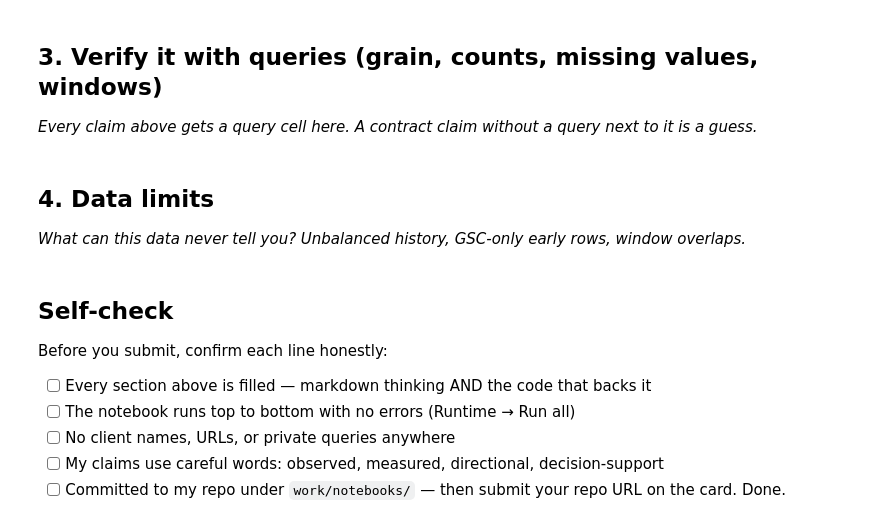
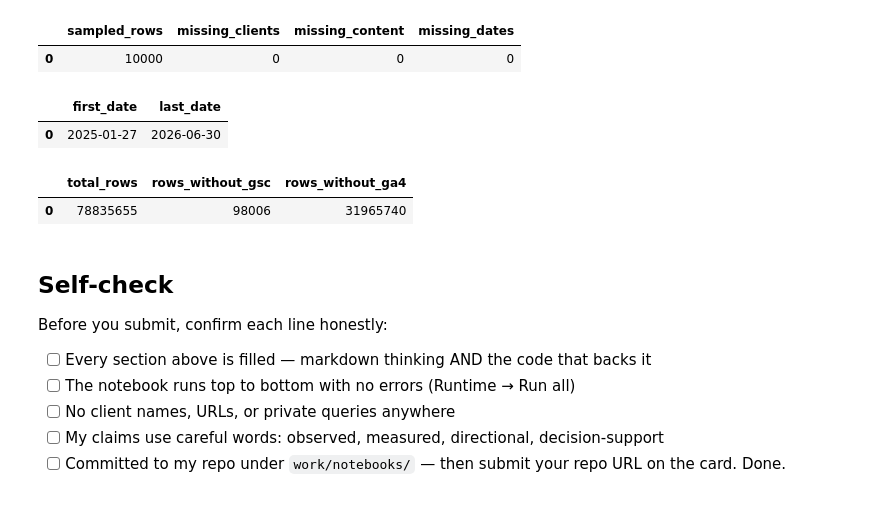
Before and after one commit to LeylaAghayeva1/ml-search-engineering, a Jupyter notebook: work/notebooks/w03_data_contract.ipynb, the cells around one changed output. Saved outputs shown, nothing was run; the diff lists cells and outputs as text; code cells hidden in the pictures.

```diff
--- a/work/notebooks/w03_data_contract.ipynb
+++ b/work/notebooks/w03_data_contract.ipynb
@@ -20,7 +279,30 @@ This skeleton is yours to fill. Work the sections **in order** — each one has
 # %%
 # This cell is for CODE (numbers, a query, a check).
 # Write your text answer in the cell ABOVE this one — typing sentences here breaks Run All.
+con.sql(f"""
+SELECT
+    COUNT(*) AS sampled_rows,
+
+    COUNT(*) FILTER (
+        WHERE client_hash_id IS NULL
+    ) AS missing_clients,
+
+    COUNT(*) FILTER (
+        WHERE content_hash_id IS NULL
+    ) AS missing_content,
+
+    COUNT(*) FILTER (
+        WHERE report_date IS NULL
+    ) AS missing_dates
+
+FROM (
+    SELECT *
+    FROM read_parquet(
+        '{rel}/fact_content_daily_performance/**/*.parquet'
+    )
+    LIMIT 10000
+)
+""").df()
+# %% [output]
+|  | sampled_rows | missing_clients | missing_content | missing_dates |
+| 0 | 10000 | 0 | 0 | 0 |
-# %% [markdown]
-## 3. Verify it with queries (grain, counts, missing values, windows)
-
-*Every claim above gets a query cell here. A contract claim without a query next to it is a guess.*
@@ -30,4 +308,0 @@ This skeleton is yours to fill. Work the sections **in order** — each one has
-# %% [markdown]
-## 4. Data limits
-
-*What can this data never tell you? Unbalanced history, GSC-only early rows, window overlaps.*
@@ -37,3 +309,31 @@ This skeleton is yours to fill. Work the sections **in order** — each one has
+# %%
+con.sql(f"""
+SELECT
+    MIN(report_date) AS first_date,
+    MAX(report_date) AS last_date
+FROM read_parquet('{rel}/fact_content_daily_performance/**/*.parquet')
+""").df()
+# %% [output]
+|  | first_date | last_date |
+| 0 | 2025-01-27 | 2026-06-30 |
+# %%
+con.sql(f"""
+SELECT
+    COUNT(*) AS total_rows,
+
+    COUNT(*) FILTER (
+        WHERE client_has_gsc = FALSE
+    ) AS rows_without_gsc,
+
+    COUNT(*) FILTER (
+        WHERE client_has_ga4 = FALSE
+    ) AS rows_without_ga4
+
+FROM read_parquet('{rel}/fact_content_daily_performance/**/*.parquet')
+""").df()
+# %% [output]
+|  | total_rows | rows_without_gsc | rows_without_ga4 |
+| 0 | 78835655 | 98006 | 31965740 |
 # %% [markdown]
 ## Self-check
 
```
Also changed, not shown: parts of 15 cells of this notebook, 3 other files.
